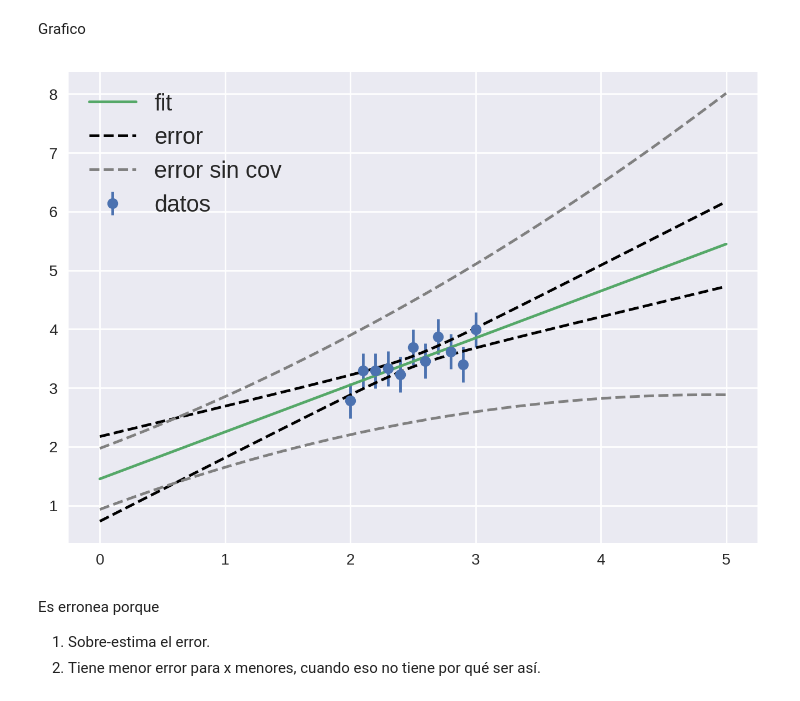
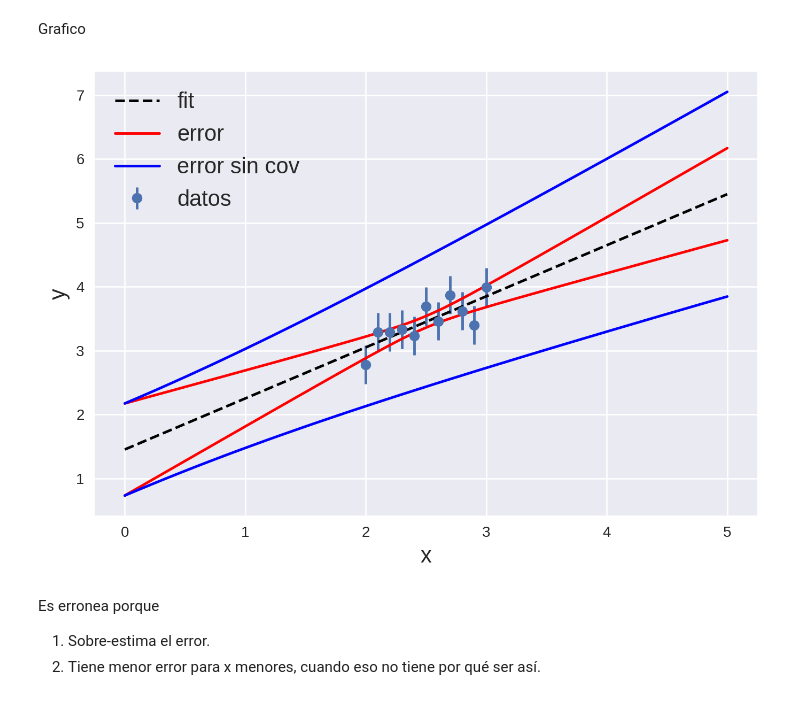
Before and after one commit to tdinapoli/mefe, a Jupyter notebook: tps/tp2/tp2-limpio.ipynb, the cells around one changed output. Drawn from its saved outputs; the diff is of its cells as text; code cells hidden in the pictures.

```diff
--- a/tps/tp2/tp2-limpio.ipynb
+++ b/tps/tp2/tp2-limpio.ipynb
@@ -11,7 +11,7 @@ import matplotlib.pyplot as plt
 import matplotlib as mpl
 import numpy as np
 import scipy.stats as ss
-plt.style.use('seaborn-v0_8')
+plt.style.use('seaborn')
 mpl.rcParams['figure.dpi'] = 200
 mpl.rcParams['legend.fontsize'] = 15
 mpl.rcParams['axes.labelsize'] = 15
@@ -205,24 +211,33 @@ def sigma_ya_sin_cov(xa, x_data, sigma, delta):
     resultado = 0
     for xi in x_data:
         resultado += sigma**2/delta * (xi**2 + xa**2)
-    return resultado
-
+    return np.sqrt(resultado)
+# Calculo el error de y sin tener en cuenta la covarianza
 ysin = sigma_ya_sin_cov(xplot, X, sigma, delta)
 # %% [markdown]
 Grafico
 # %%
-n_sigmas = 1 # ~99% de CL
+# Grafico los datos
 plt.errorbar(X,Y, fmt='o', yerr=0.3, label="datos")
-plt.plot([0, 5], np.array([[1,0],[1,5]])@A, label="fit")
-plt.plot(xplot, np.array([np.ones(len(xplot)), xplot]).T @ A + n_sigmas * yplot, color="k", linestyle="dashed", label="error")
-plt.plot(xplot, np.array([np.ones(len(xplot)), xplot]).T @ A - n_sigmas * yplot, color="k", linestyle="dashed")
-plt.plot(xplot, np.array([np.ones(len(xplot)), xplot]).T @ A + n_sigmas * ysin, color="gray", linestyle="dashed", label="error sin cov")
-plt.plot(xplot, np.array([np.ones(len(xplot)), xplot]).T @ A - n_sigmas * ysin, color="gray", linestyle="dashed")
-#plt.grid()
+
+# Grafico el fit
+plt.plot([0, 5], np.array([[1,0],[1,5]])@A, label="fit", color="k", linestyle="dashed")
+
+# Grafico las bandas de error correctas
+plt.plot(xplot, yplot + yerr, color="r", linestyle="solid", label="error")
+plt.plot(xplot, yplot - yerr, color="r", linestyle="solid")
+
+#Grafico las bandas de error sin covarianza
+plt.plot(xplot, yplot + ysin, color="blue", linestyle="solid", label="error sin cov")
+plt.plot(xplot, yplot - ysin, color="blue", linestyle="solid")
+
+# Agrego información al plot
 plt.legend()
+plt.xlabel("x")
+plt.ylabel("y")
 plt.show()
 # %% [output]
-[figure, old version]
+[figure, new version]
 # %% [markdown]
 Es erronea porque
 1. Sobre-estima el error.
```
Also changed, not shown: parts of 14 cells of this notebook, 1 other file.
